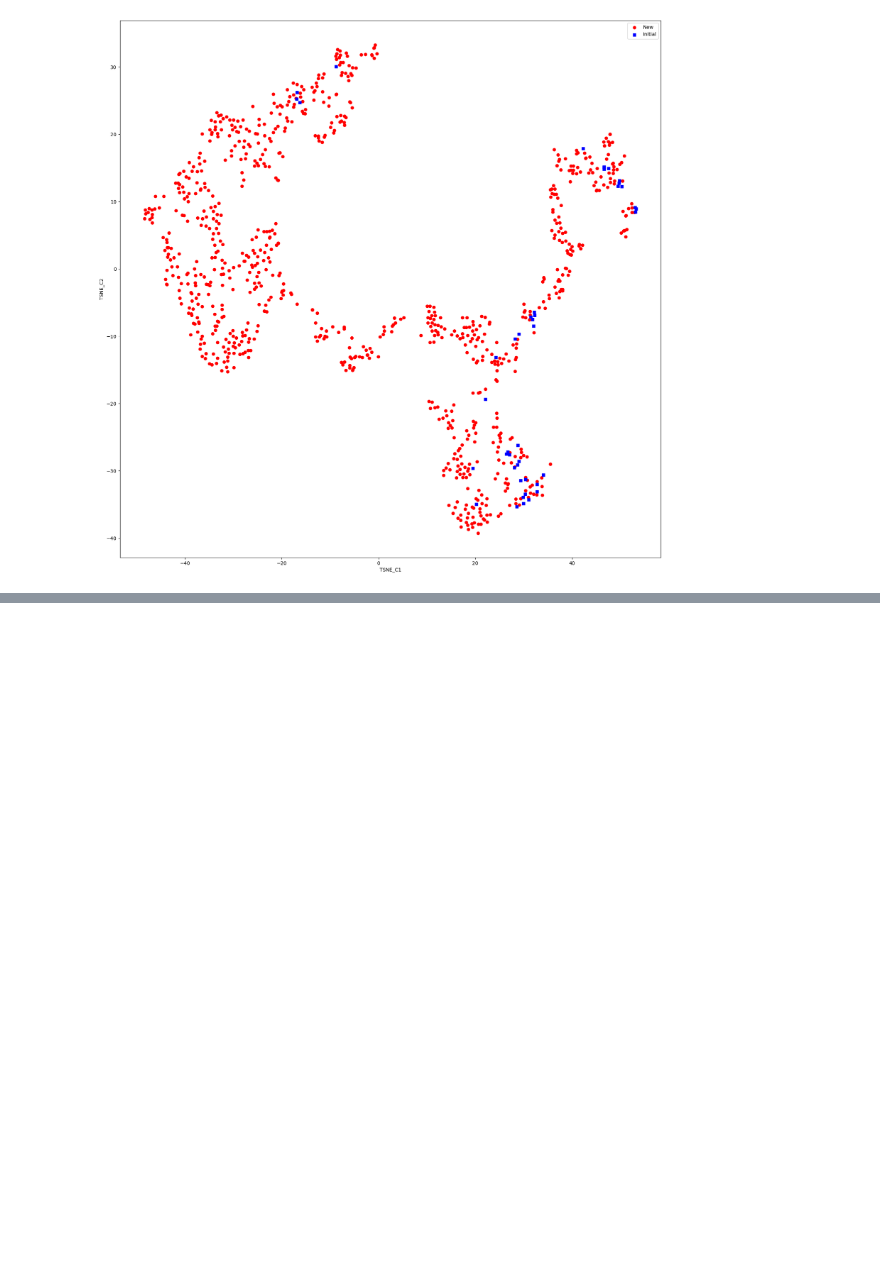
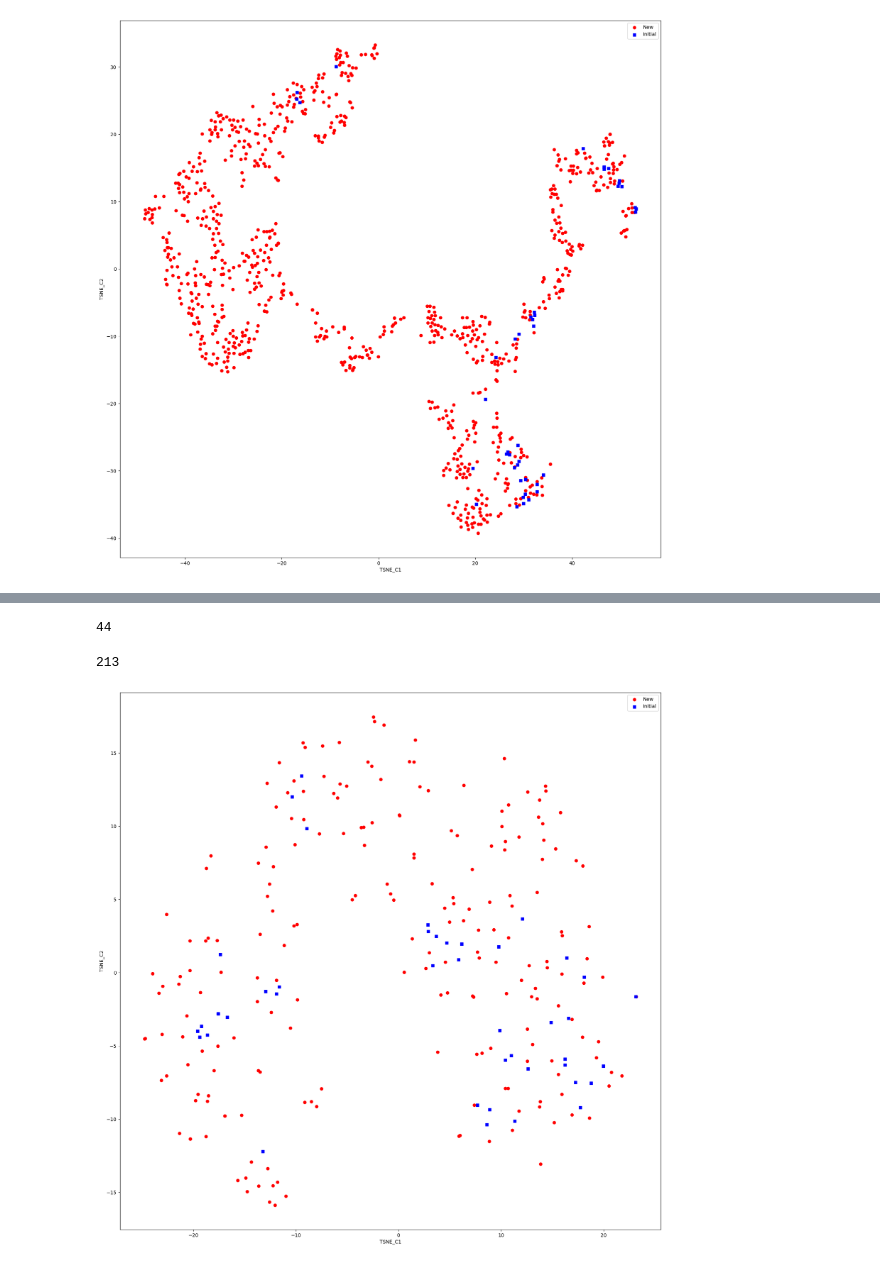
Before and after one commit to XDamianX-coder/Indole_new_structures, a Jupyter notebook: Predictions_and_analysis/t-SNE_chemical_space.ipynb, the cells around one changed output, grey strips where cells are left out. Drawn from its saved outputs; the diff is of its cells as text; code cells hidden in the pictures; blank space fills up the shorter version.

```diff
--- a/Predictions_and_analysis/t-SNE_chemical_space.ipynb
+++ b/Predictions_and_analysis/t-SNE_chemical_space.ipynb
@@ -151,0 +182,22 @@ plt.show()
+# %%
+x_t = whole_df_.loc[whole_df_['Initial/new'] == 'Initial']
+len(x_t)
+# %% [output]
+44
+# %%
+x_r = whole_df_.loc[whole_df_['Initial/new'] == 'New']
+len(x_r)
+# %% [output]
+213
+# %%
+fig = plt.figure(figsize=(20,20))
+ax = fig.add_subplot(111)
+
+ax.scatter(x_r['TSNE_C1'], x_r['TSNE_C2'], c='r', marker="o", label='New') #, alpha=1
+ax.scatter(x_t['TSNE_C1'], x_t['TSNE_C2'], c='b', marker="s", label='Initial')#, alpha=0.1
+plt.legend(loc='upper right')
+plt.xlabel('TSNE_C1')
+plt.ylabel('TSNE_C2')
+plt.show()
+# %% [output]
+[figure, added]
```
Also changed, not shown: parts of 20 cells of this notebook, 5 other files.
